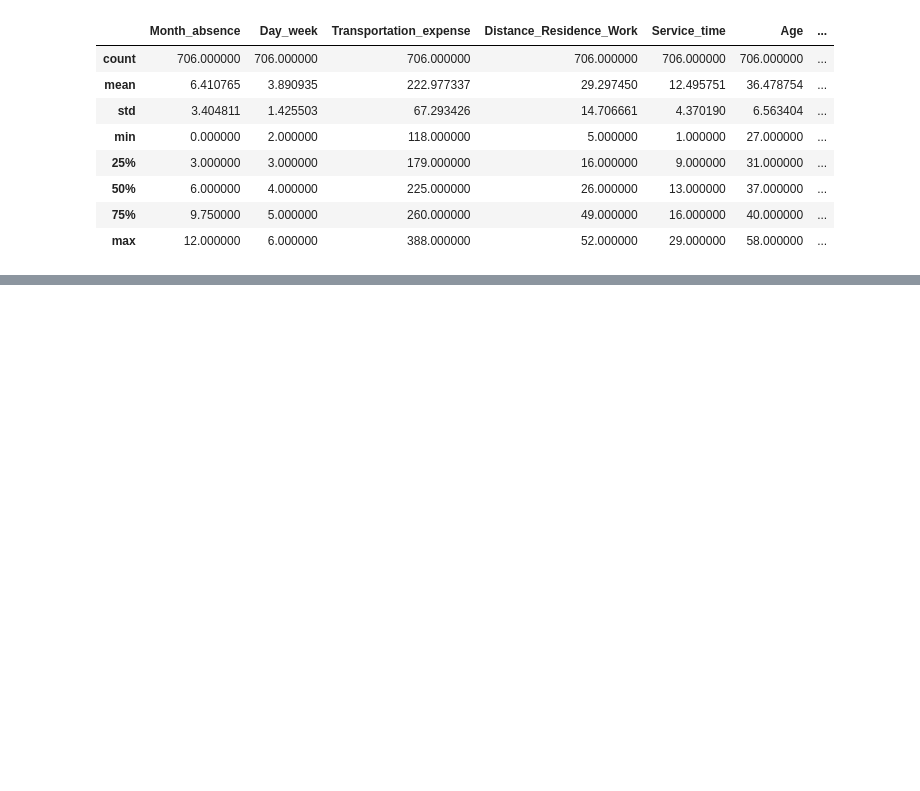
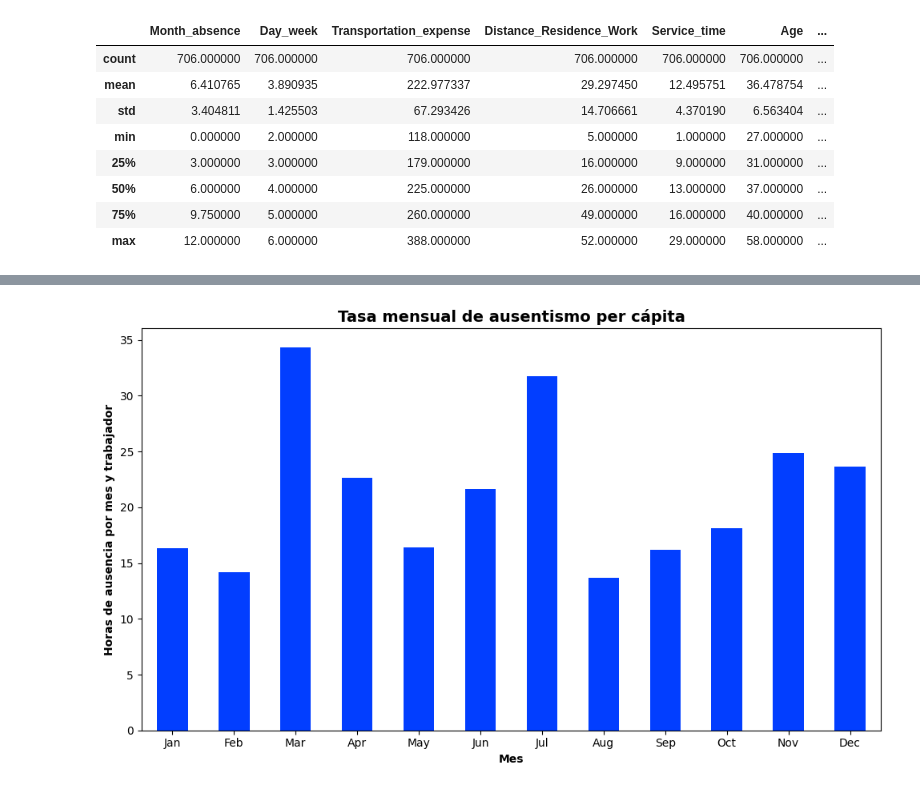
Before and after one commit to Lambda-14/Sim-Empresa, a Jupyter notebook: Equip_14/Scripts/RRHH_clean.ipynb, the cells around one changed output, grey strips where cells are left out. Saved outputs shown, nothing was run; the diff lists cells and outputs as text; code cells hidden in the pictures; blank space fills up the shorter version.

```diff
--- a/Equip_14/Scripts/RRHH_clean.ipynb
+++ b/Equip_14/Scripts/RRHH_clean.ipynb
@@ -318,0 +437,4 @@ Index(['ID', 'Transportation_expense', 'Distance_Residence_Work',
+# %%
+# Trabajadores activos por mes
+active_workers_month = df_absences.groupby('Month_name', observed=True)['ID'].nunique()
+active_workers_month
@@ -318,0 +456,4 @@ Index(['ID', 'Transportation_expense', 'Distance_Residence_Work',
+# %%
+# Total de horas de ausencia por mes
+absenteeism_hours_month = df_absences.groupby('Month_name', observed=True)['Absenteeism_hours'].sum()
+absenteeism_hours_month
@@ -318,0 +475,13 @@ Index(['ID', 'Transportation_expense', 'Distance_Residence_Work',
+# %%
+absenteeism_rate_capita = absenteeism_hours_month / active_workers_month
+
+plt.figure(figsize=(10,6))
+absenteeism_rate_capita.plot.bar()
+plt.title('Tasa mensual de ausentismo per cápita', fontsize=14, fontweight='bold')
+plt.xlabel('Mes', fontweight='bold')
+plt.ylabel('Horas de ausencia por mes y trabajador', fontweight='bold')
+plt.xticks(rotation=0)
+plt.tight_layout()
+plt.show()
+# %% [output]
+[figure, added]
```
Also changed, not shown: parts of 36 cells of this notebook, 1 other file.
